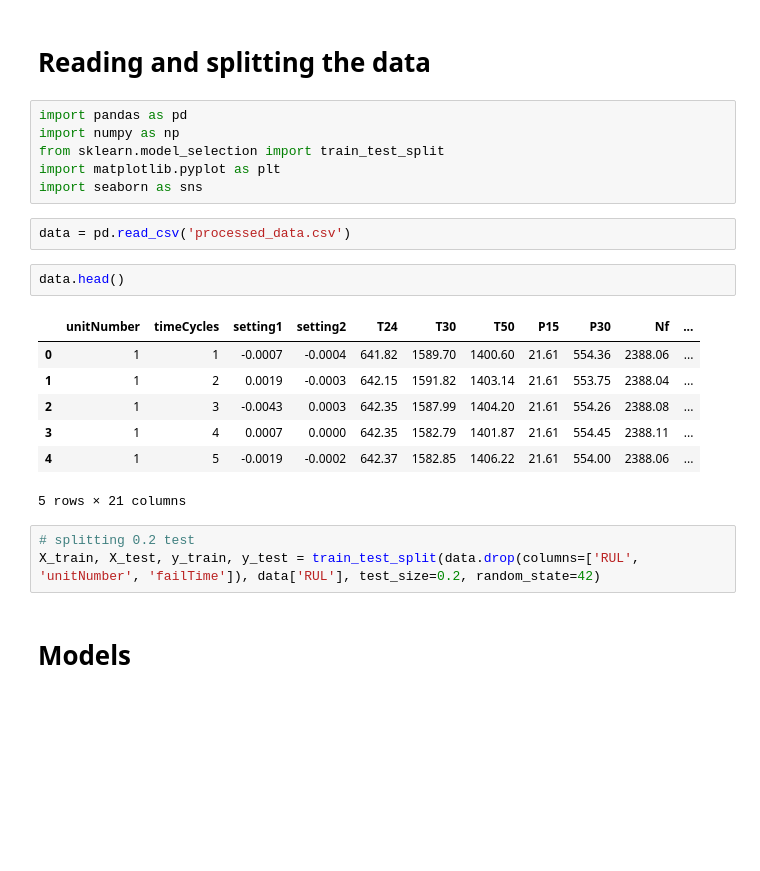
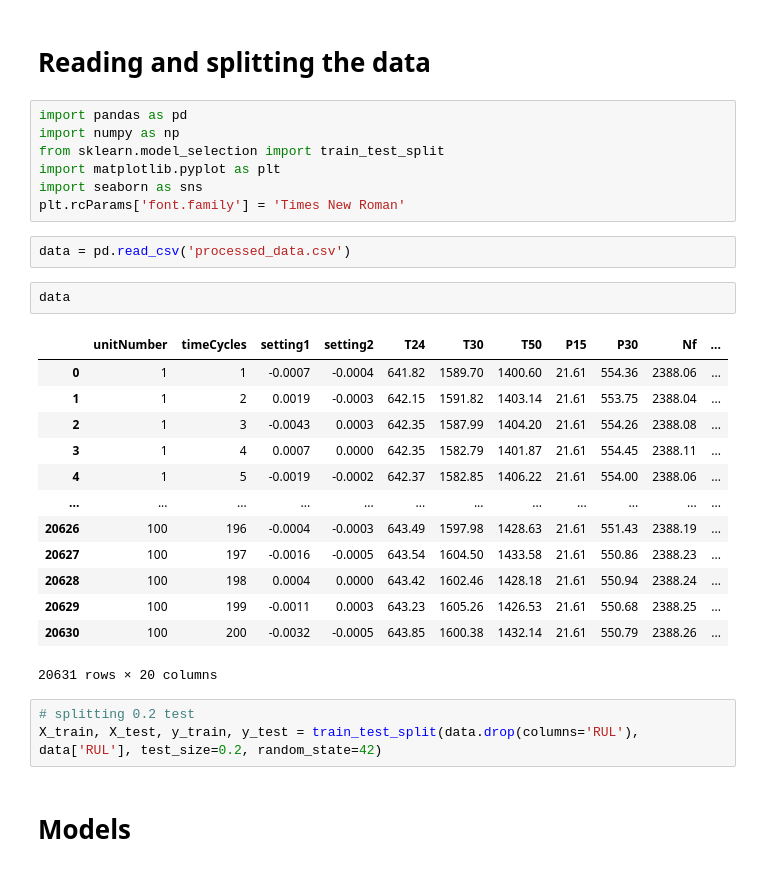
Before and after one commit to martinbog19/ml-engine-maintenance, a Jupyter notebook: Predictive Phase/Models_v1.ipynb, the cells around one changed output. Saved outputs shown, nothing was run; the diff lists cells and outputs as text; blank space fills up the shorter version.

```diff
--- a/Predictive Phase/Models_v1.ipynb
+++ b/Predictive Phase/Models_v1.ipynb
@@ -6,21 +6,28 @@ import numpy as np
 from sklearn.model_selection import train_test_split
 import matplotlib.pyplot as plt
 import seaborn as sns
+plt.rcParams['font.family'] = 'Times New Roman'
 # %%
 data = pd.read_csv('processed_data.csv')
 # %%
-data.head()
+data
 # %% [output]
 |  | unitNumber | timeCycles | setting1 | setting2 | T24 | T30 | T50 | P15 | P30 | Nf | ... |
 | 0 | 1 | 1 | -0.0007 | -0.0004 | 641.82 | 1589.70 | 1400.60 | 21.61 | 554.36 | 2388.06 | ... |
 | 1 | 1 | 2 | 0.0019 | -0.0003 | 642.15 | 1591.82 | 1403.14 | 21.61 | 553.75 | 2388.04 | ... |
 | 2 | 1 | 3 | -0.0043 | 0.0003 | 642.35 | 1587.99 | 1404.20 | 21.61 | 554.26 | 2388.08 | ... |
 | 3 | 1 | 4 | 0.0007 | 0.0000 | 642.35 | 1582.79 | 1401.87 | 21.61 | 554.45 | 2388.11 | ... |
 | 4 | 1 | 5 | -0.0019 | -0.0002 | 642.37 | 1582.85 | 1406.22 | 21.61 | 554.00 | 2388.06 | ... |
+| ... | ... | ... | ... | ... | ... | ... | ... | ... | ... | ... | ... |
+| 20626 | 100 | 196 | -0.0004 | -0.0003 | 643.49 | 1597.98 | 1428.63 | 21.61 | 551.43 | 2388.19 | ... |
+| 20627 | 100 | 197 | -0.0016 | -0.0005 | 643.54 | 1604.50 | 1433.58 | 21.61 | 550.86 | 2388.23 | ... |
+| 20628 | 100 | 198 | 0.0004 | 0.0000 | 643.42 | 1602.46 | 1428.18 | 21.61 | 550.94 | 2388.24 | ... |
+| 20629 | 100 | 199 | -0.0011 | 0.0003 | 643.23 | 1605.26 | 1426.53 | 21.61 | 550.68 | 2388.25 | ... |
+| 20630 | 100 | 200 | -0.0032 | -0.0005 | 643.85 | 1600.38 | 1432.14 | 21.61 | 550.79 | 2388.26 | ... |
-5 rows × 21 columns
+20631 rows × 20 columns
 # %%
 # splitting 0.2 test
-X_train, X_test, y_train, y_test = train_test_split(data.drop(columns=['RUL', 'unitNumber', 'failTime']), data['RUL'], test_size=0.2, random_state=42)
+X_train, X_test, y_train, y_test = train_test_split(data.drop(columns='RUL'), data['RUL'], test_size=0.2, random_state=42)
 # %% [markdown]
 # Models
 # %%
```
Also changed, not shown: parts of 14 cells of this notebook.
